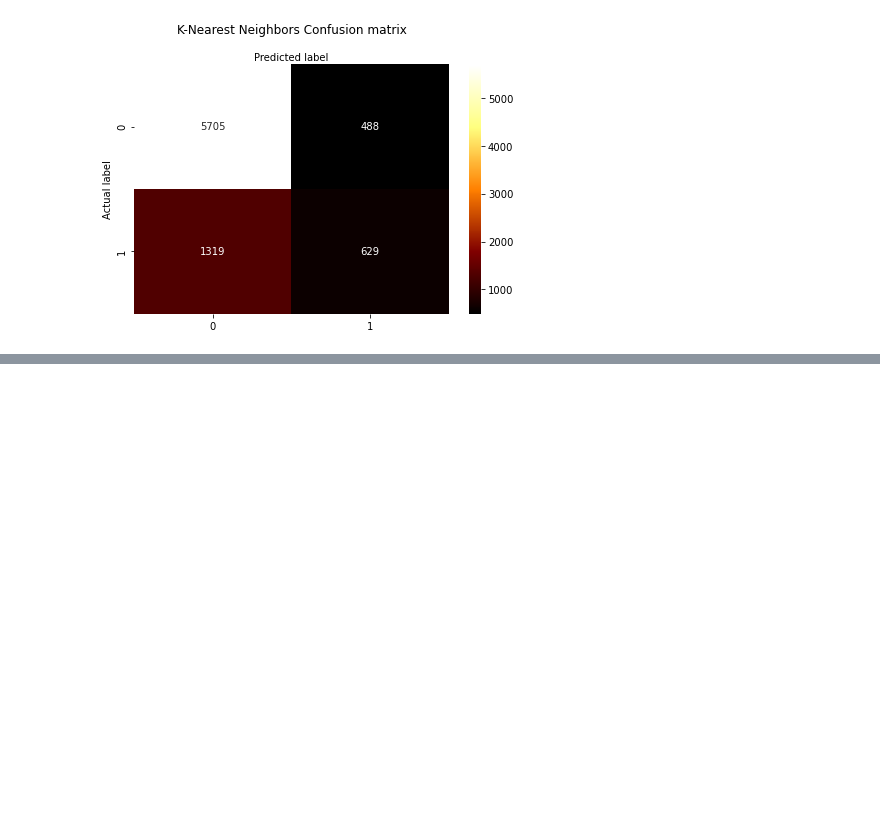
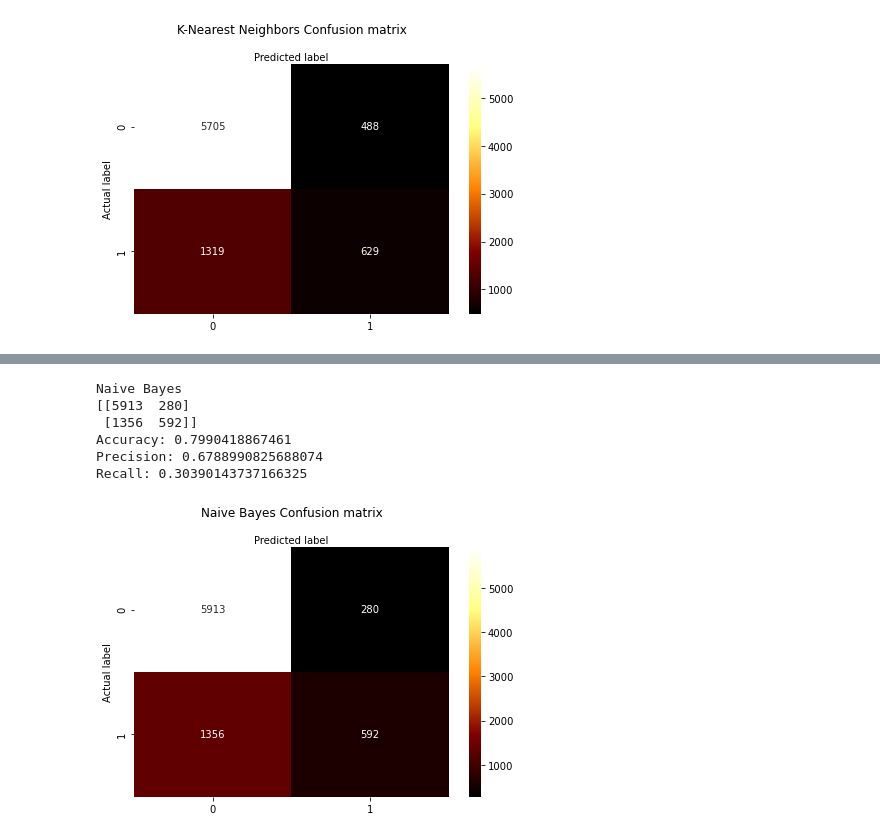
Before and after one commit to ConorPAnderson/adult_census_income, a Jupyter notebook: Income_Analysis.ipynb, the cells around one changed output, grey strips where cells are left out. Drawn from its saved outputs; the diff is of its cells as text; code cells hidden in the pictures; blank space fills up the shorter version.

Commit message:
AppliedLabel Encoding to ML Models

```diff
--- a/Income_Analysis.ipynb
+++ b/Income_Analysis.ipynb
@@ -685,0 +725,3 @@ Recall: 0.3228952772073922
+# %%
+data2[data2 == '?'] = np.nan
+data2.head()
@@ -685,0 +735,4 @@ Recall: 0.3228952772073922
+# %%
+for col in ['workclass', 'occupation', 'native.country']:
+    data2[col].fillna(data2[col].mode()[0], inplace=True)
+data2.head()
@@ -685,0 +763,48 @@ Recall: 0.3228952772073922
+# %%
+x = data2[['workclass','education', 'marital.status', 'occupation', 'relationship', 'race', 'sex','native.country', 'age',
+               'fnlwgt', 'capital.gain', 'capital.loss', 'hours.per.week']]
+y = data2['income']
+
+scaler = StandardScaler()
+
+x_train, x_test, y_train, y_test = train_test_split(x, y, test_size = 0.25, random_state = 0)
+
+x_train = pd.DataFrame(scaler.fit_transform(x_train), columns = x.columns)
+x_test = pd.DataFrame(scaler.transform(x_test), columns = x.columns)
+# %%
+#select the model
+nb = GaussianNB()
+#fit the model
+nb.fit(x_train,y_train)
+#predict based on the model
+y_pred=nb.predict(x_test)
+
+#Create a confusion matrix displaying our metrics
+print('Naive Bayes')
+print(metrics.confusion_matrix(y_test, y_pred))
+print("Accuracy:",metrics.accuracy_score(y_test, y_pred))
+print("Precision:",metrics.precision_score(y_test, y_pred))
+print("Recall:",metrics.recall_score(y_test, y_pred))
+
+#Display the accurate and inaccurate scores for our confusion matrix
+class_names=[0,1] # name  of classes
+fig, ax = plt.subplots()
+tick_marks = np.arange(len(class_names))
+plt.xticks(tick_marks, class_names)
+plt.yticks(tick_marks, class_names)
+# create heatmap
+sns.heatmap(pd.DataFrame(metrics.confusion_matrix(y_test, y_pred)), annot=True, cmap="afmhot" ,fmt='g')
+ax.xaxis.set_label_position("top")
+plt.tight_layout()
+plt.title('Naive Bayes Confusion matrix', y=1.1)
+plt.ylabel('Actual label')
+plt.xlabel('Predicted label')
+plt.show()
+# %% [output]
+Naive Bayes
+[[5913  280]
+ [1356  592]]
+Accuracy: 0.7990418867461
+Precision: 0.6788990825688074
+Recall: 0.30390143737166325
+[figure, added]
```
Also changed, not shown: parts of 14 cells of this notebook.
